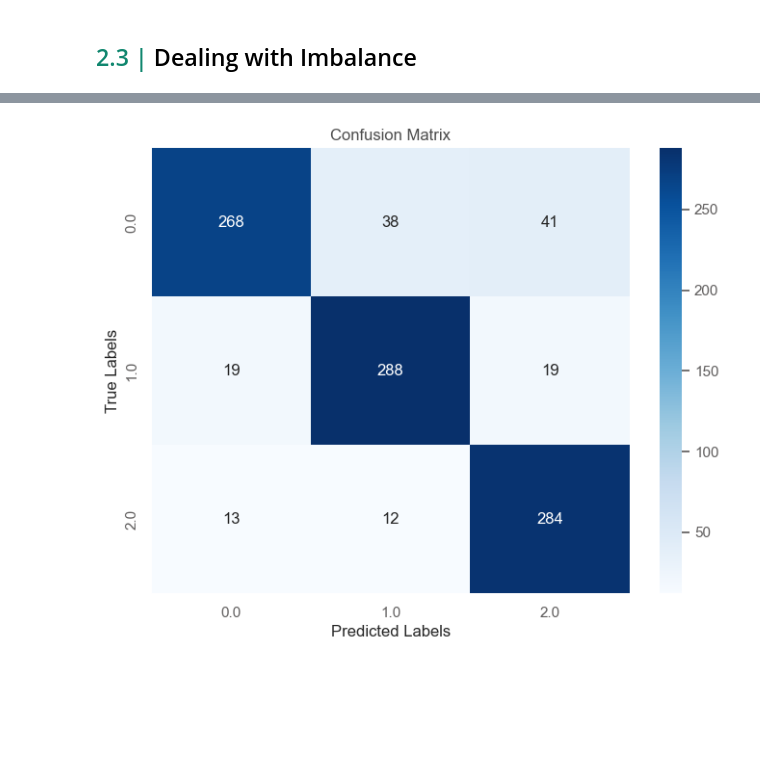
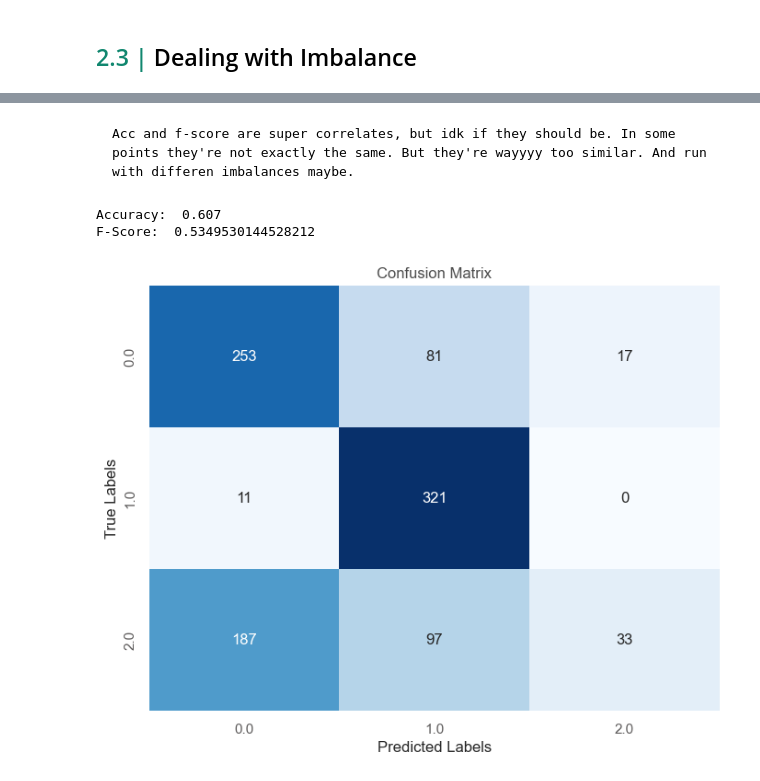
Before and after one commit to ChelsyMena/knn-implementation, a Jupyter notebook: main.ipynb, the cells around one changed output, grey strips where cells are left out. Drawn from its saved outputs; the diff is of its cells as text; code cells hidden in the pictures; blank space fills up the shorter version.

```diff
--- a/main.ipynb
+++ b/main.ipynb
@@ -45,8 +45,9 @@ sns.set_theme(
 palette = [
 	"#51146b", #purple
     "#d06b12", #orange
+    "#11876f", #teal
 	"#bc2f21", #red
-    "#11876f", #teal
+    "#1b72af", #blue
     "#d9b110" #mustard
 	]
 #np.random.shuffle(palette)
@@ -948,33 +1070,64 @@ plt.show()
-# %%
-X = train_data[:, :-1]
-y = train_data[:, -1]
-
-#Regular Run
-preds = []
-for i in range(len(test_data)):
-	pred = knn(
-		features_data=X,
-		point_to_predict=test_data[i, :-1],
-		labels_data=y,
-		k=40,
-		#distance_matrix=calculated_distance_matrix,
-		point_to_predict_index = i)
-	preds.append(pred)
-
-f_score(preds, test_data[:,-1])
+# %% [markdown]
+	Acc and f-score are super correlates, but idk if they should be. In some points they're not exactly the same. But they're wayyyy too similar. And run with differen imbalances maybe.
+# %%
+imbalances = {
+        '0.0': 0.1,
+        '1.0': 0.3,
+        '2.0': 0.6
+    }
+
+train_imbalanced_indices = []
+for label, ratio in imbalances.items():
+	class_indices = np.where(train_data[:,-1] == np.float64(label))[0]
+	num_samples = int(len(train_data) * ratio)
+	if len(class_indices) > num_samples:
+		train_imbalanced_indices.extend(class_indices[:num_samples])
+	else:
+		train_imbalanced_indices.extend(class_indices)
+		# randomly repeat points if it needs more to make the ratio
+		sampled_indices = np.random.choice(class_indices, num_samples - len(class_indices), replace=True)
+		train_imbalanced_indices.extend(sampled_indices)
+
+
+X = train_data[train_imbalanced_indices, :-1]
+y = train_data[train_imbalanced_indices, -1]
+
+accs = []
+
+#Regular Run
+preds = []
+
+for i in range(len(test_data)):
+	pred = knn(
+		features_data=X,
+		point_to_predict=test_data[i, :-1],
+		labels_data=y,
+		k=32,
+		#distance_matrix=calculated_distance_matrix,
+		point_to_predict_index = i)
+	preds.append(pred)
+
+acc = model_accuracy(preds, test_data[:, -1])
+f_s= f_score(preds, test_data[:, -1])
+
+print("Accuracy: ", acc)
+print("F-Score: ", f_s)
+# %% [output]
+Accuracy:  0.607
+F-Score:  0.5349530144528212
 # %%
 confusion_matrix = np.zeros((3, 3), dtype=int)
 
 # Populate the confusion matrix
 for t, p in zip(test_data[:,-1], preds):
 	confusion_matrix[int(t)][int(p)] += 1
 
-class_names = np.unique(target_labels)
+class_names = np.unique(test_data[:,-1])
 plt.figure(figsize=(8, 6))
 sns.heatmap(confusion_matrix, annot=True, fmt='d', cmap='Blues', xticklabels=class_names, yticklabels=class_names, cbar=False)
 plt.xlabel('Predicted Labels')
 plt.ylabel('True Labels')
 plt.title('Confusion Matrix')
-plt.show()
+plt.show()a
 # %% [output]
-[figure, old version]
+[figure, new version]
```
Also changed, not shown: parts of 8 cells of this notebook, 1 other file.
